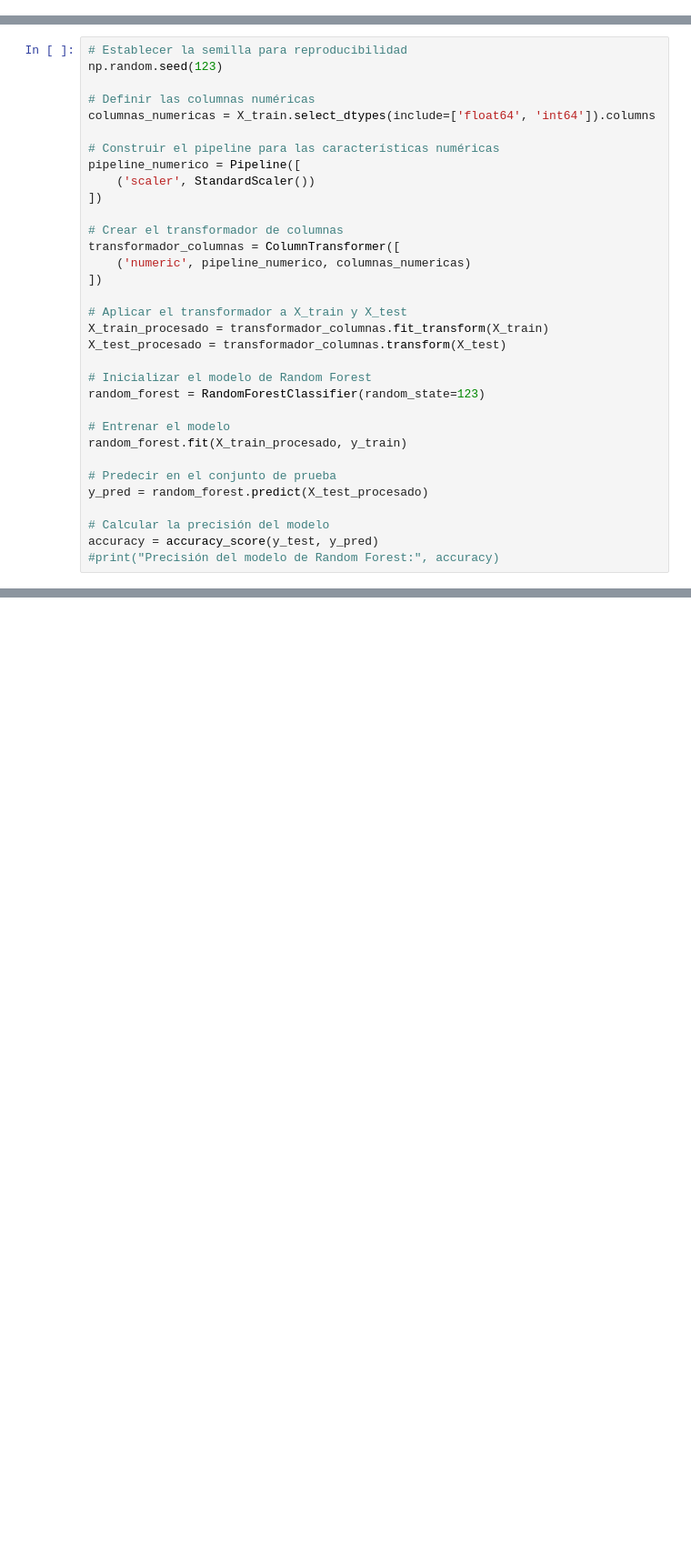
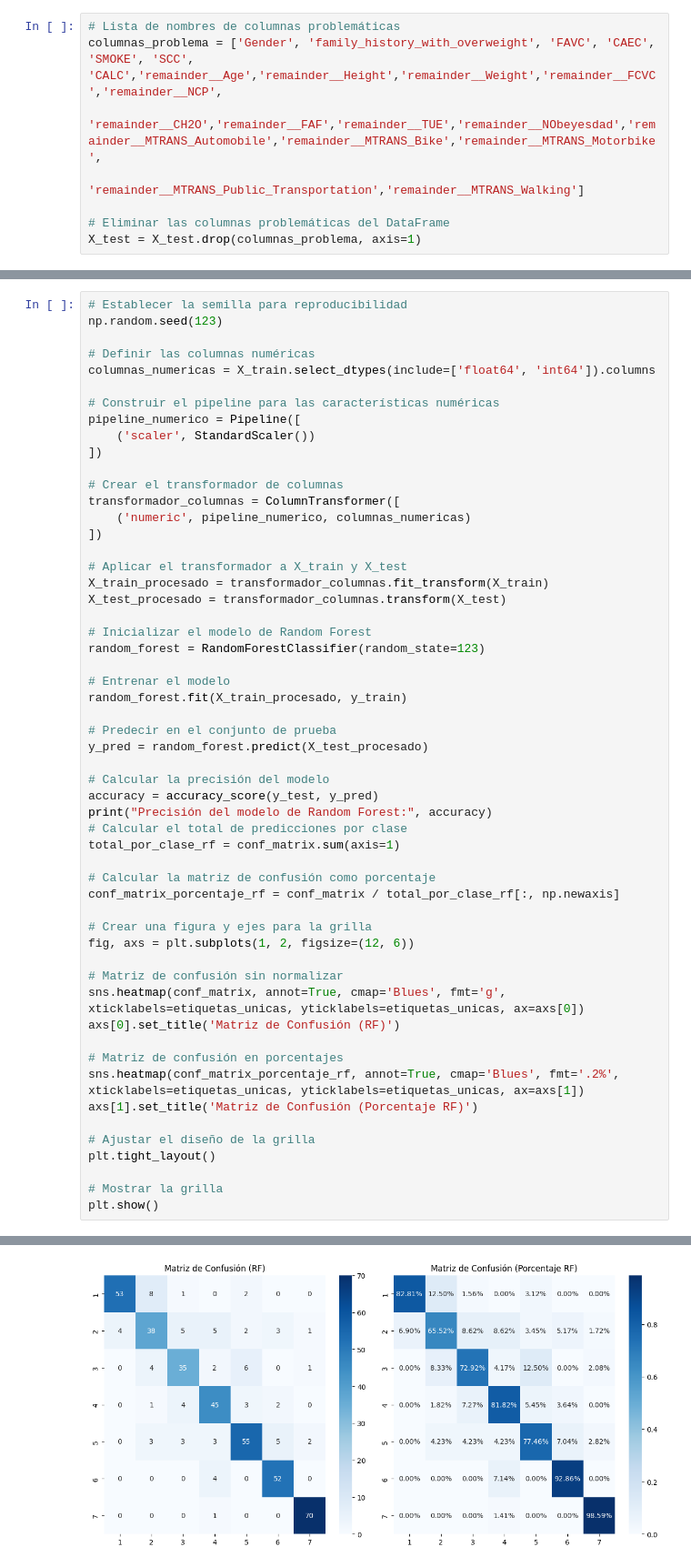
Before and after one commit to srodriguezc91/Proyecto_final_ML_V1, a Jupyter notebook: Código/2_aprendizaje_supervisado.ipynb, the cells around one changed output, grey strips where cells are left out. Shown at 91% size. Cells and saved outputs as stored; diff of their text form; blank space fills up the shorter version.

```diff
--- a/Código/2_aprendizaje_supervisado.ipynb
+++ b/Código/2_aprendizaje_supervisado.ipynb
@@ -176,0 +89,8 @@ X_test_preprocessed = preprocessor.transform(X_test)
+# %%
+# Lista de nombres de columnas problemáticas
+columnas_problema = ['Gender', 'family_history_with_overweight', 'FAVC', 'CAEC', 'SMOKE', 'SCC', 'CALC','remainder__Age','remainder__Height','remainder__Weight','remainder__FCVC','remainder__NCP',
+                     'remainder__CH2O','remainder__FAF','remainder__TUE','remainder__NObeyesdad','remainder__MTRANS_Automobile','remainder__MTRANS_Bike','remainder__MTRANS_Motorbike',
+                     'remainder__MTRANS_Public_Transportation','remainder__MTRANS_Walking']
+
+# Eliminar las columnas problemáticas del DataFrame
+X_test = X_test.drop(columnas_problema, axis=1)
@@ -206,4 +233,27 @@ y_pred = random_forest.predict(X_test_procesado)
 
 # Calcular la precisión del modelo
 accuracy = accuracy_score(y_test, y_pred)
-#print("Precisión del modelo de Random Forest:", accuracy)
+print("Precisión del modelo de Random Forest:", accuracy)
+# Calcular el total de predicciones por clase
+total_por_clase_rf = conf_matrix.sum(axis=1)
+
+# Calcular la matriz de confusión como porcentaje
+conf_matrix_porcentaje_rf = conf_matrix / total_por_clase_rf[:, np.newaxis]
+
+# Crear una figura y ejes para la grilla
+fig, axs = plt.subplots(1, 2, figsize=(12, 6))
+
+# Matriz de confusión sin normalizar
+sns.heatmap(conf_matrix, annot=True, cmap='Blues', fmt='g', xticklabels=etiquetas_unicas, yticklabels=etiquetas_unicas, ax=axs[0])
+axs[0].set_title('Matriz de Confusión (RF)')
+
+# Matriz de confusión en porcentajes
+sns.heatmap(conf_matrix_porcentaje_rf, annot=True, cmap='Blues', fmt='.2%', xticklabels=etiquetas_unicas, yticklabels=etiquetas_unicas, ax=axs[1])
+axs[1].set_title('Matriz de Confusión (Porcentaje RF)')
+
+# Ajustar el diseño de la grilla
+plt.tight_layout()
+
+# Mostrar la grilla
+plt.show()
+# %% [output]
@@ -209,0 +261 @@ accuracy = accuracy_score(y_test, y_pred)
+[figure, added]
```
Also changed, not shown: parts of 16 cells of this notebook.
